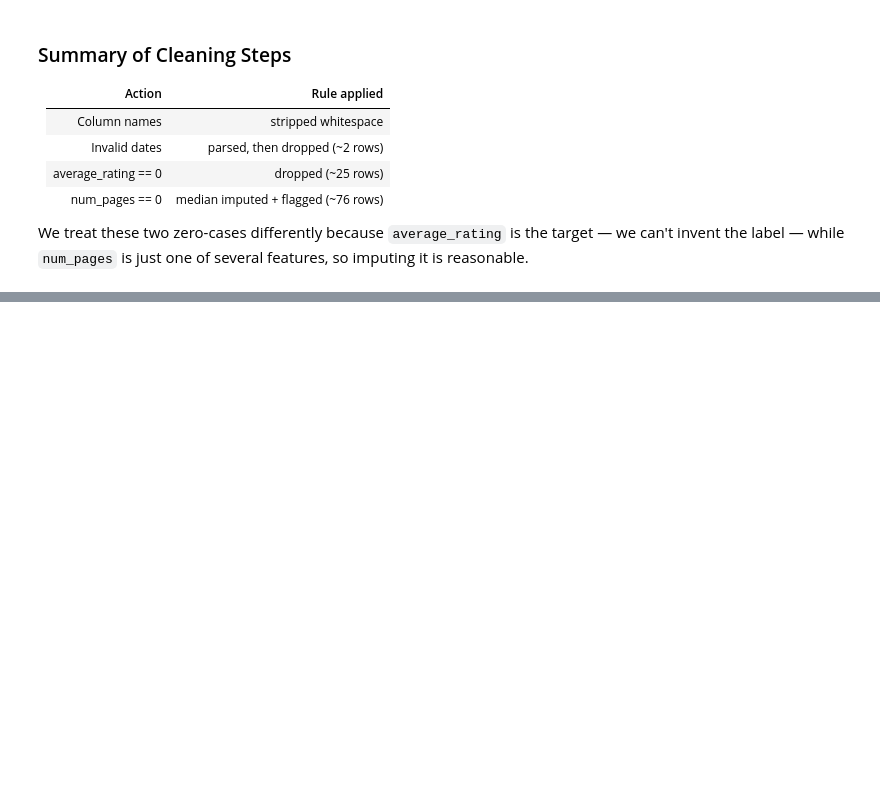
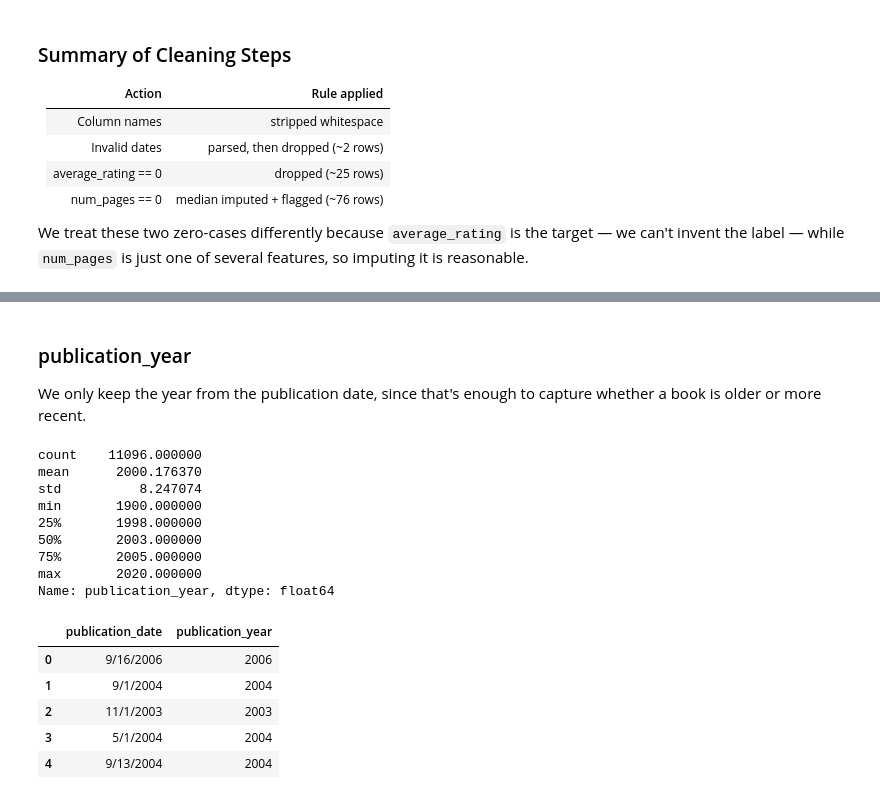
Before and after one commit to panduashish/book_rating_prediction, a Jupyter notebook: book_rating_prediction.ipynb, the cells around one changed output, grey strips where cells are left out. Saved outputs shown, nothing was run; the diff lists cells and outputs as text; code cells hidden in the pictures; blank space fills up the shorter version.

```diff
--- a/book_rating_prediction.ipynb
+++ b/book_rating_prediction.ipynb
@@ -177,0 +182,24 @@ We treat these two zero-cases differently because `average_rating` is the target
+# %% [markdown]
+### publication_year
+
+We only keep the year from the publication date, since that's enough to capture whether a book is older or more recent.
+# %%
+df["publication_year"] = df["publication_date_parsed"].dt.year
+print(df["publication_year"].describe())
+df[["publication_date", "publication_year"]].head()
+# %% [output]
+count    11096.000000
+mean      2000.176370
+std          8.247074
+min       1900.000000
+25%       1998.000000
+50%       2003.000000
+75%       2005.000000
+max       2020.000000
+Name: publication_year, dtype: float64
+|  | publication_date | publication_year |
+| 0 | 9/16/2006 | 2006 |
+| 1 | 9/1/2004 | 2004 |
+| 2 | 11/1/2003 | 2003 |
+| 3 | 5/1/2004 | 2004 |
+| 4 | 9/13/2004 | 2004 |
```
Also changed, not shown: parts of 36 cells of this notebook, 2 other files.
